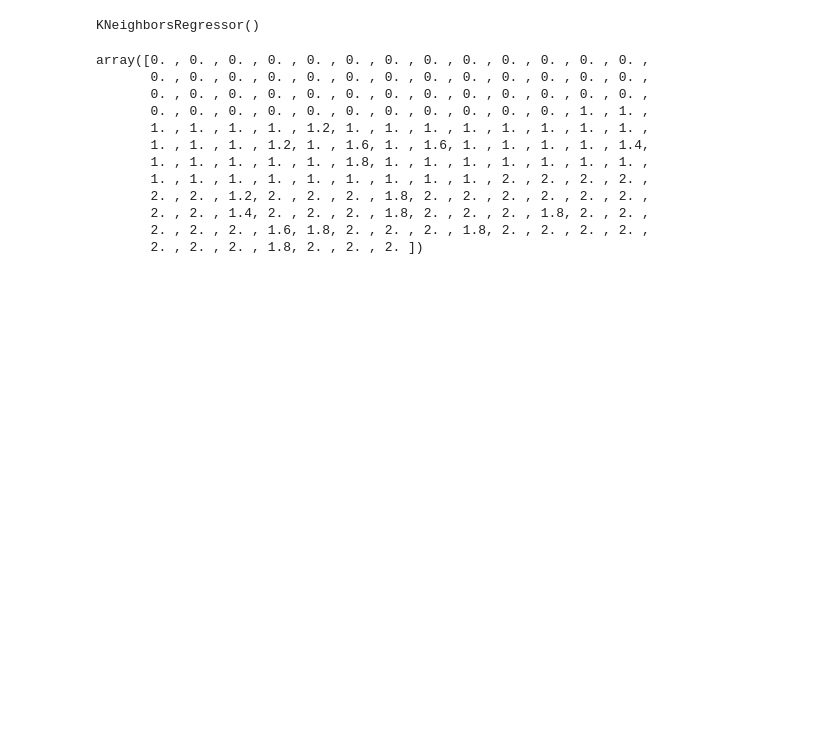
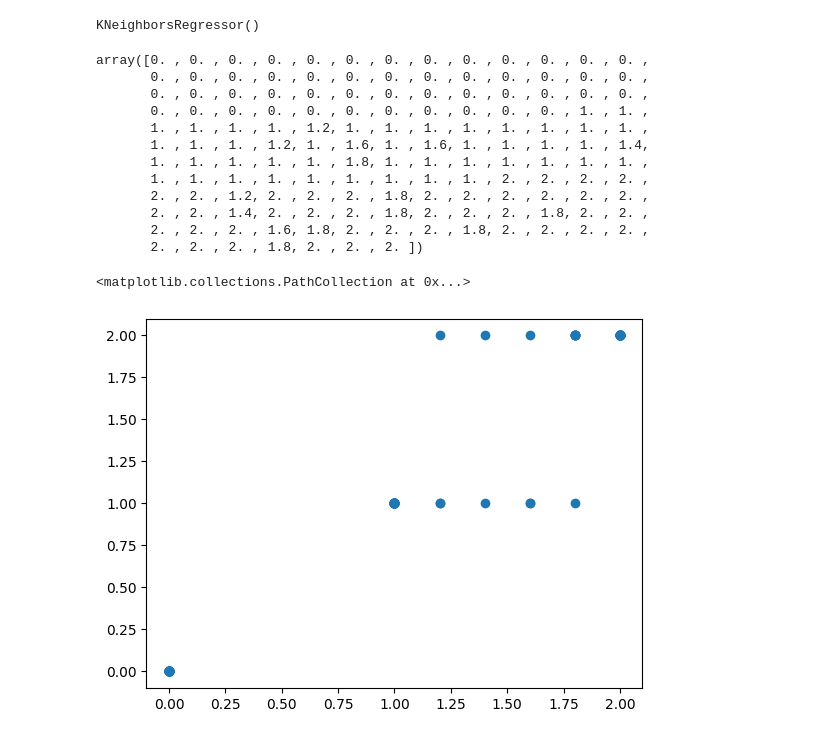
Before and after one commit to hrishavraj89/sci-kit_learn, a Jupyter notebook: scikit_learn.ipynb, the cells around one changed output. Cells and saved outputs as stored; diff of their text form; code cells hidden in the pictures; blank space fills up the shorter version.

```diff
--- a/scikit_learn.ipynb
+++ b/scikit_learn.ipynb
@@ -130,3 +139,10 @@ array([0. , 0. , 0. , 0. , 0. , 0. , 0. , 0. , 0. , 0. , 0. , 0. , 0. ,
        2. , 2. , 1.4, 2. , 2. , 2. , 1.8, 2. , 2. , 2. , 1.8, 2. , 2. ,
        2. , 2. , 2. , 1.6, 1.8, 2. , 2. , 2. , 1.8, 2. , 2. , 2. , 2. ,
        2. , 2. , 2. , 1.8, 2. , 2. , 2. ])
+# %%
+pred2 = mod.predict(X)
+# %%
+plt.scatter(pred2, y)
+# %% [output]
+<matplotlib.collections.PathCollection at 0x...>
+[figure, added]
```
Also changed, not shown: parts of 6 cells of this notebook.
